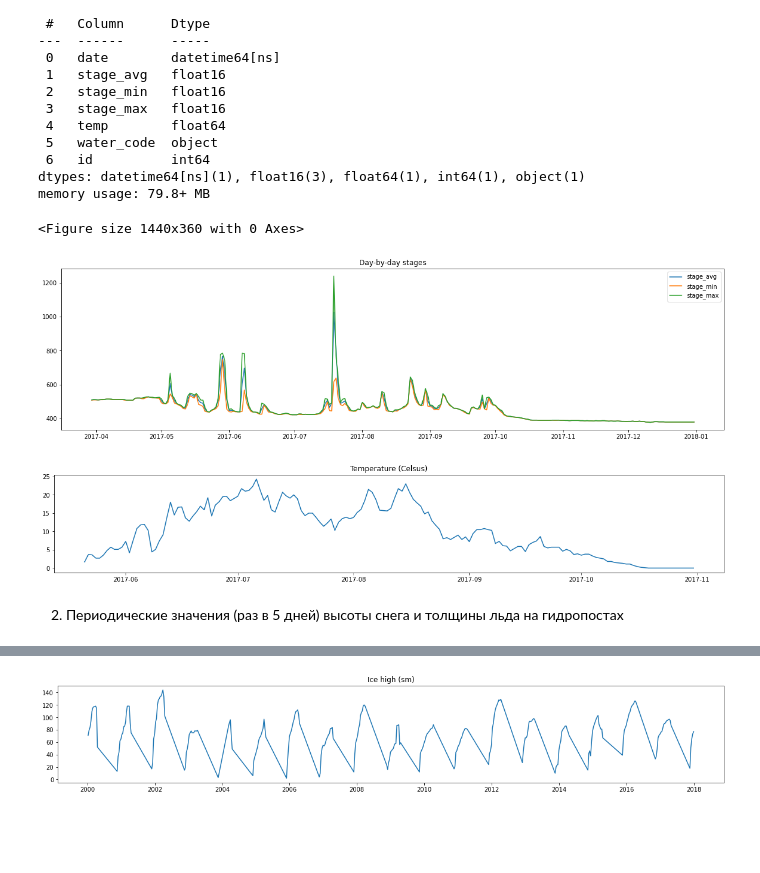
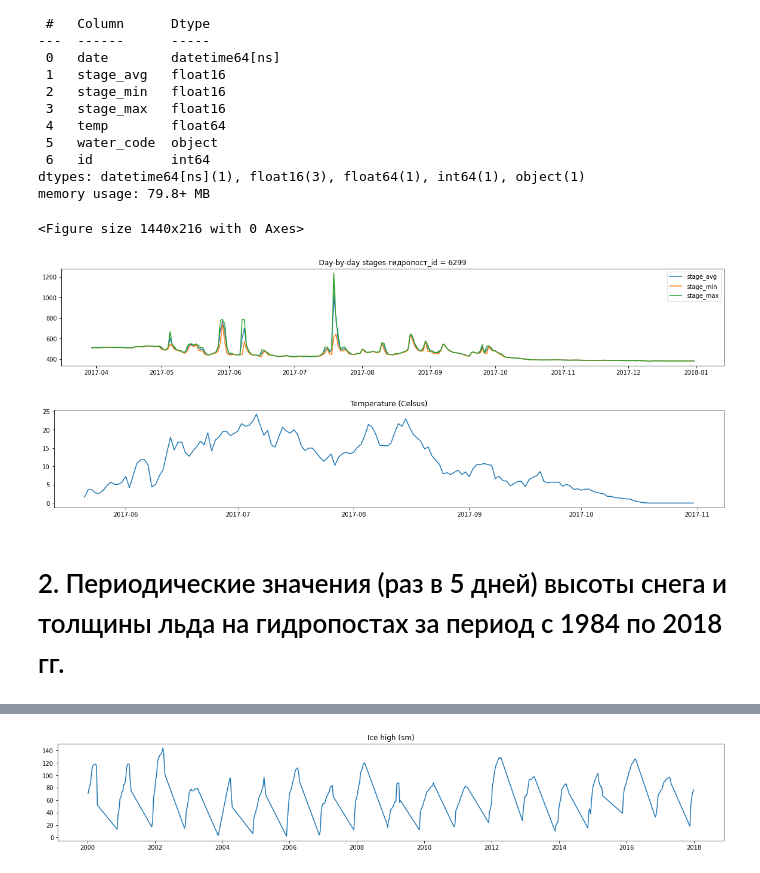
Before and after one commit to ramory-l/Dataton-Amur, a Jupyter notebook: 03_team_hak_19_10.ipynb, the cells around one changed output, grey strips where cells are left out. Saved outputs shown, nothing was run; the diff lists cells and outputs as text; code cells hidden in the pictures; blank space fills up the shorter version.

```diff
--- a/03_team_hak_19_10.ipynb
+++ b/03_team_hak_19_10.ipynb
@@ -108,29 +106,29 @@ memory usage: 79.8+ MB
 # %%
 date_start, date_end = '01-01-2017', '31-12-2017'
 id = 6299
 
-plt.figure(figsize = (20, 5))
-sub_condition  = daily.date.between(date_start, date_end)&(daily.id == id)
+plt.figure(figsize = (20, 3))
+sub_condition  = daily.date.between(date_start, date_end) & (daily.id == id)
 
 stages = ['stage_avg', 'stage_min', 'stage_max']
 
-plt.figure(figsize = (20, 5))
-plt.title('Day-by-day stages')
+plt.figure(figsize = (20, 3))
+plt.title('Day-by-day stages гидропост_id = ' + str(id))
 for stage in stages:
   plt.plot(daily[sub_condition][['date'] + [stage]].set_index('date'), label = stage)
   plt.legend()
 plt.show()
 
 plt.figure(figsize = (20,3))
 plt.title('Temperature (Celsus)')
 plt.plot(daily[sub_condition][['date', 'temp']].set_index('date'))
 plt.show()
 # %% [output]
-<Figure size 1440x360 with 0 Axes>
+<Figure size 1440x216 with 0 Axes>
-[figure, old version]
+[figure, new version]
 [figure]
 # %% [markdown]
-2. Периодические значения (раз в 5 дней) высоты снега и толщины льда на гидропостах
+#  2.  Периодические значения (раз в 5 дней) высоты снега и толщины льда на гидропостах за период с 1984 по 2018 гг.
 # %%
 %%time
 files_ice = [f for f in files_hydro if '_ice' in f]
```
Also changed, not shown: parts of 88 cells of this notebook.
